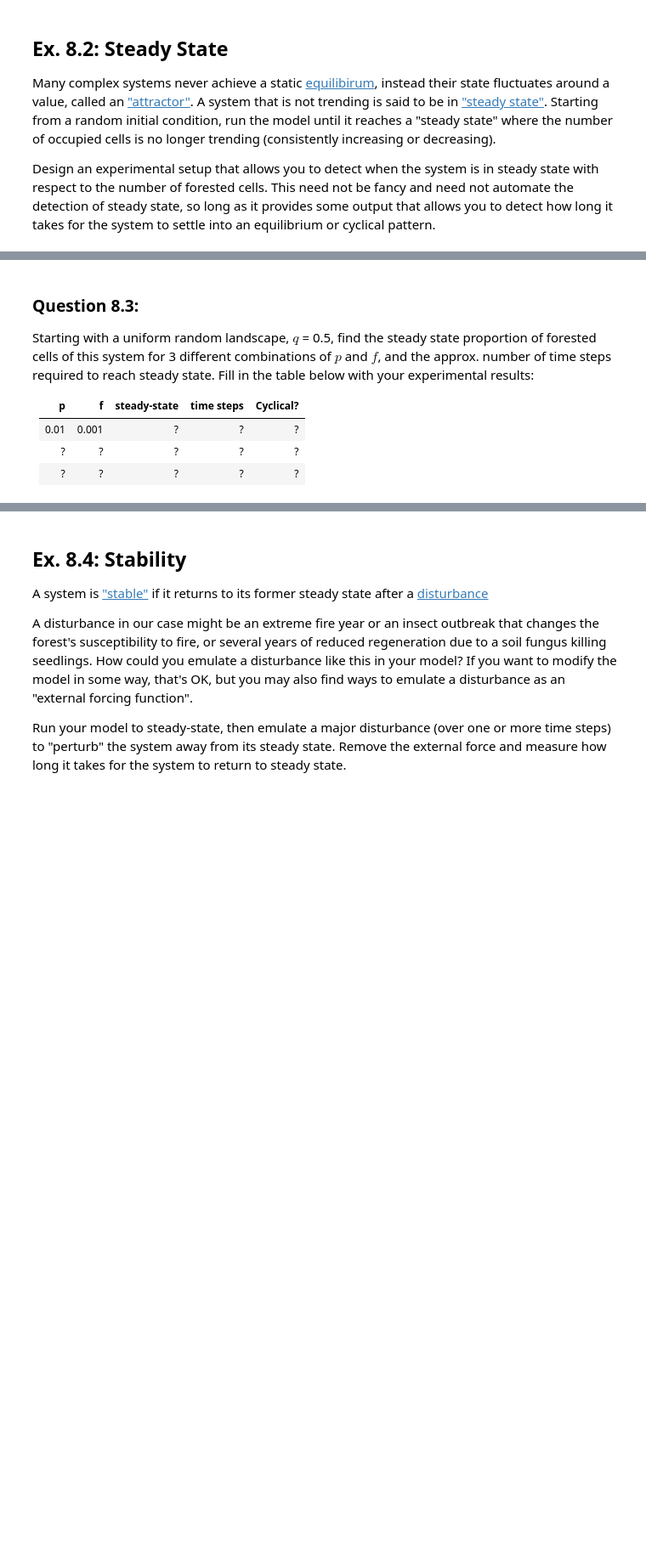
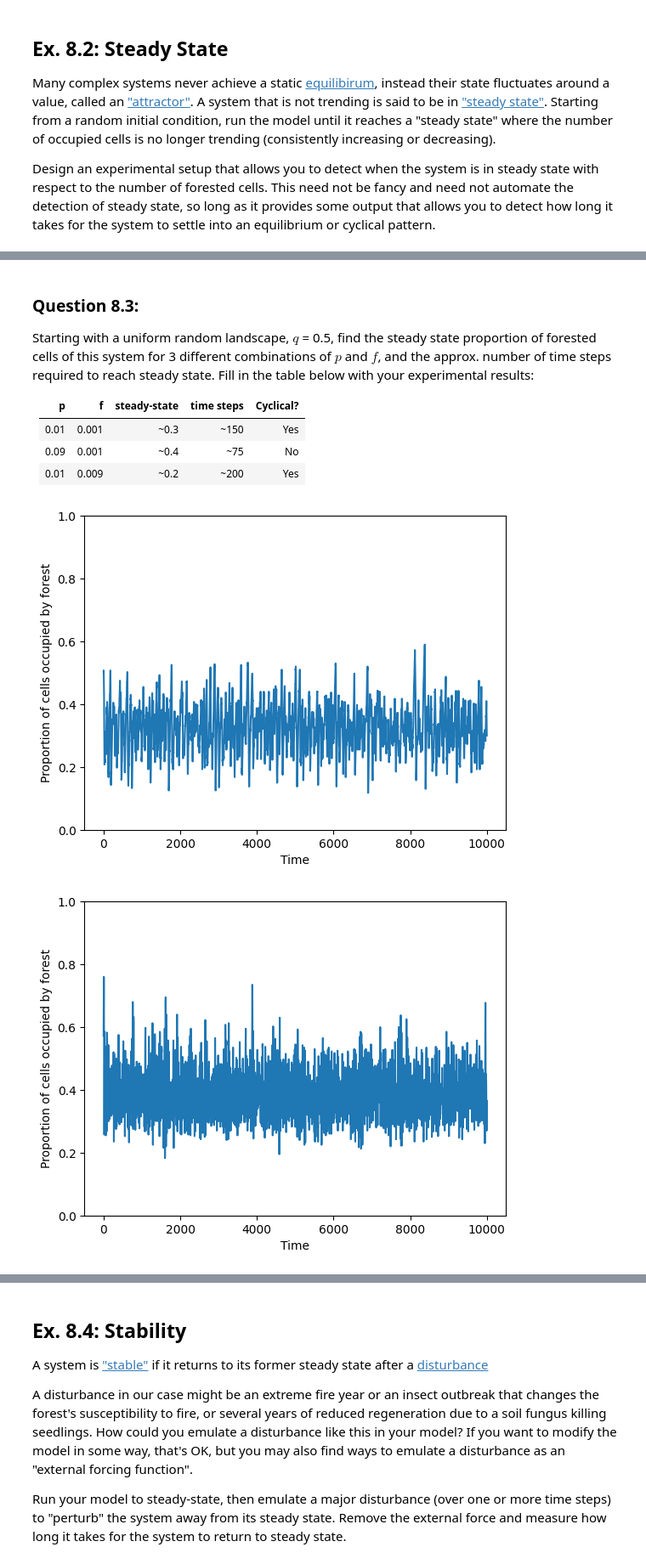
Before and after one commit to SehajCodes/cap-comp215, a Jupyter notebook: labs/lab07-10-fire.ipynb, the cells around one changed output, grey strips where cells are left out. Shown at 85% size. Saved outputs shown, nothing was run; the diff lists cells and outputs as text; code cells hidden in the pictures; blank space fills up the shorter version.

```diff
--- a/labs/lab07-10-fire.ipynb
+++ b/labs/lab07-10-fire.ipynb
@@ -305,6 +305,16 @@ Fill in the table below with your experimental results:
 
 | p  | f   | steady-state | time steps | Cyclical? |
 |----|-----|--------------|------------|-----------|
-| 0.01 | 0.001 | ?        | ?          | ?         |
-| ?  | ?   | ?            | ?          | ?         |
-| ?  | ?   | ?            | ?          | ?         |
+| 0.01 | 0.001 |  ~0.3       | ~150          | Yes         |
+| 0.09  | 0.001   |  ~0.4       | ~75          | No         |
+| 0.01  | 0.009   |  ~0.2       | ~200          | Yes         |
+# %%
+model1 = GraphForestFire(20, p=0.01, f=0.001, q=0.5)
+model1.graph(steps=10000)
+model2 = GraphForestFire(20, p=0.09, f=0.001, q=0.5)
+model2.graph(steps=10000)
+model3 = GraphForestFire(20, p=0.01, f=0.01, q=0.5)
+model3.graph(steps=10000)
+# %% [output]
+[figure, added]
+[figure, added]
```
Also changed, not shown: parts of 6 cells of this notebook.
